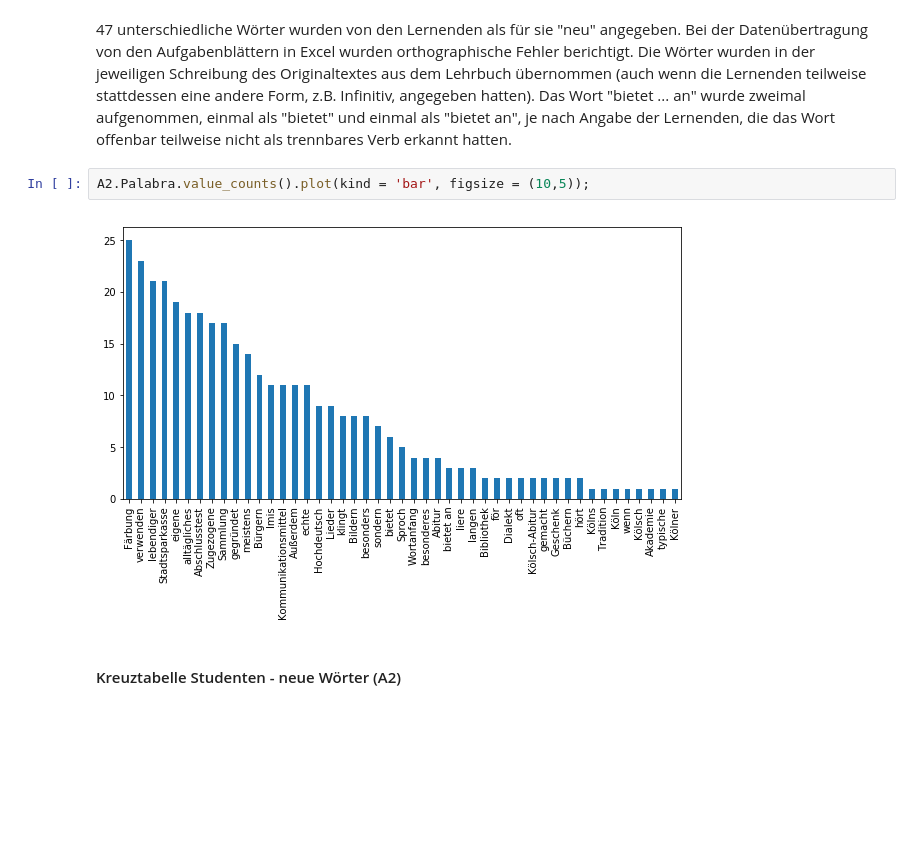
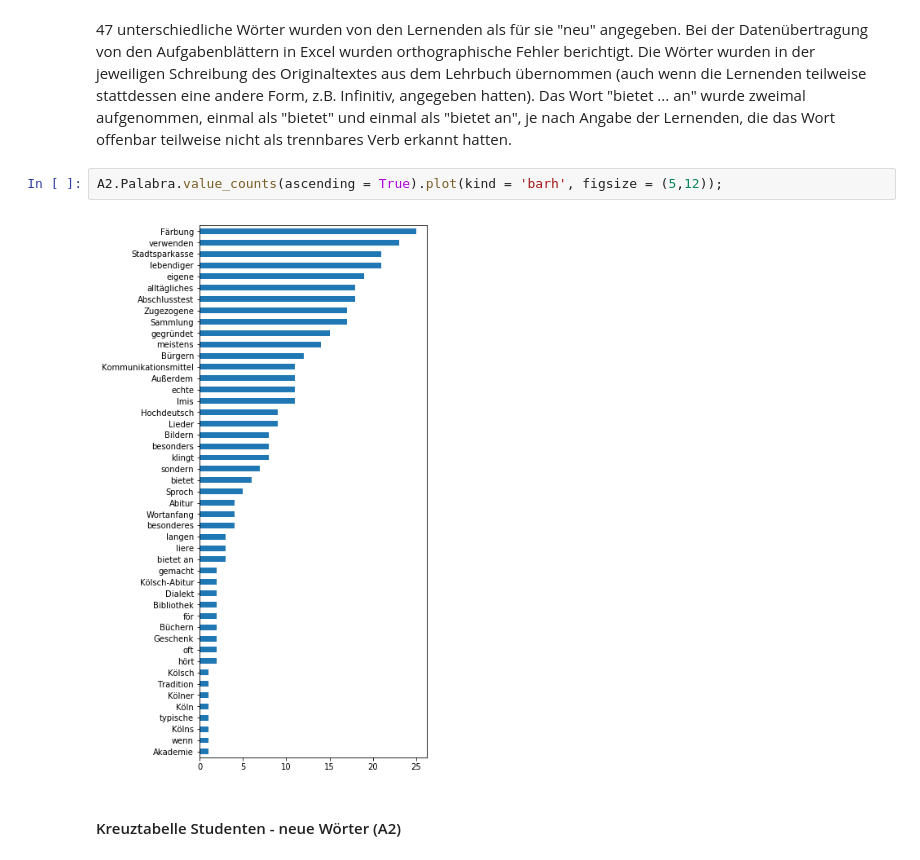
Before and after one commit to martinakienberger/Strategienanalyse_Voc, a Jupyter notebook: Datenanalyse_Voc_Valencia.ipynb, the cells around one changed output. Cells and saved outputs as stored; diff of their text form; blank space fills up the shorter version.

```diff
--- a/Datenanalyse_Voc_Valencia.ipynb
+++ b/Datenanalyse_Voc_Valencia.ipynb
@@ -94,9 +95,9 @@ len(A2.Palabra.unique())
 # %% [markdown]
 47 unterschiedliche Wörter wurden von den Lernenden als für sie "neu" angegeben. Bei der Datenübertragung von den Aufgabenblättern in Excel wurden orthographische Fehler berichtigt. Die Wörter wurden in der jeweiligen Schreibung des Originaltextes aus dem Lehrbuch übernommen (auch wenn die Lernenden teilweise stattdessen eine andere Form, z.B. Infinitiv, angegeben hatten). Das Wort "bietet ... an" wurde zweimal aufgenommen, einmal als "bietet" und einmal als "bietet an", je nach Angabe der Lernenden, die das Wort offenbar teilweise nicht als trennbares Verb erkannt hatten.
 # %%
-A2.Palabra.value_counts().plot(kind = 'bar', figsize = (10,5));
+A2.Palabra.value_counts(ascending = True).plot(kind = 'barh', figsize = (5,12));
 # %% [output]
-[figure, old version]
+[figure, new version]
 # %% [markdown]
 #### Kreuztabelle Studenten - neue Wörter (A2)
 # %%
```
Also changed, not shown: parts of 34 cells of this notebook.
